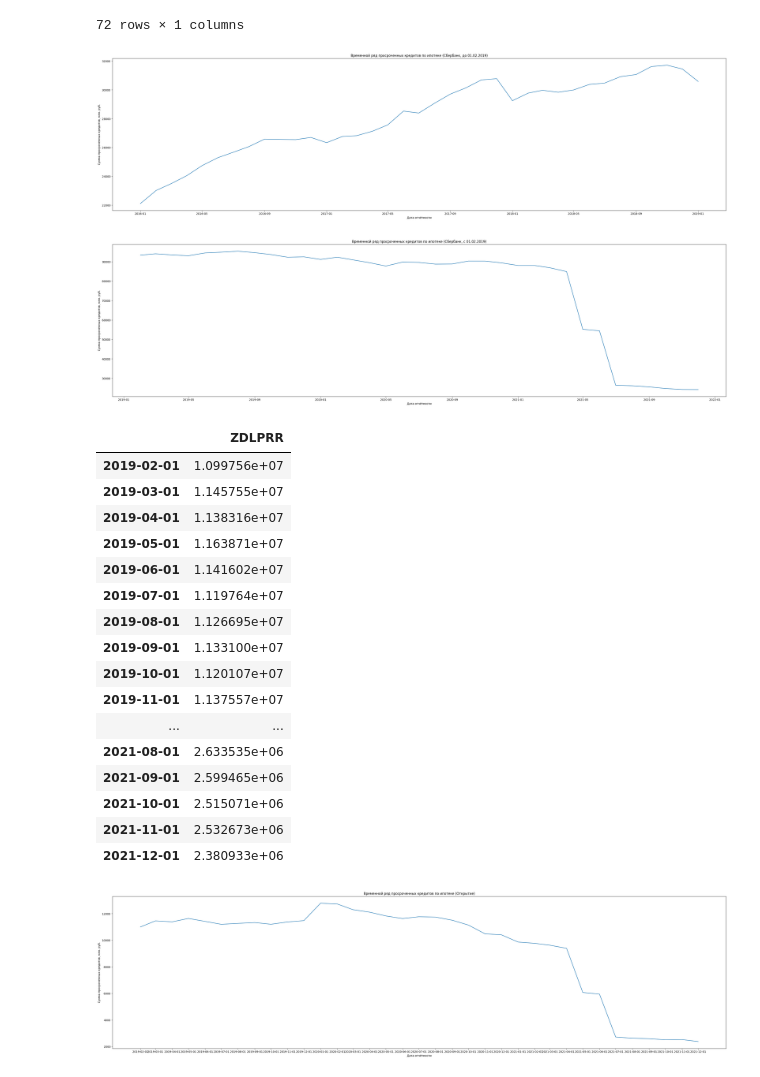
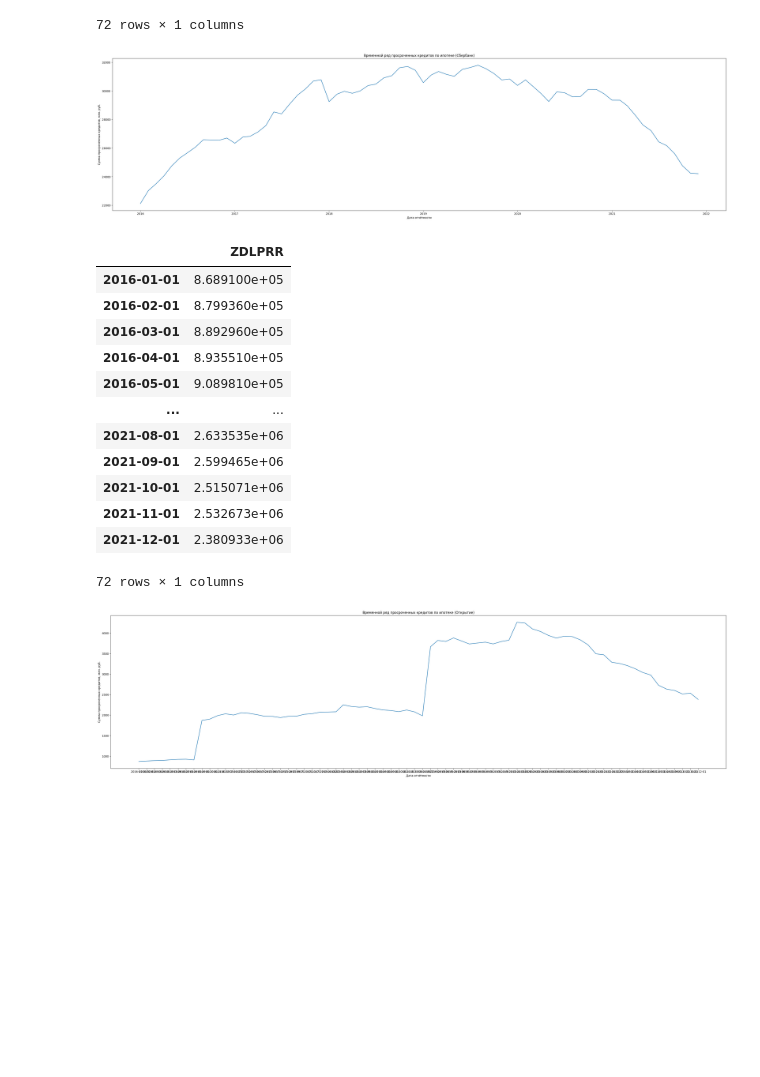
Before and after one commit to JarlPenguin/anomaly_analysis_2025, a Jupyter notebook: analysis.ipynb, the cells around one changed output. Cells and saved outputs as stored; diff of their text form; code cells hidden in the pictures; blank space fills up the shorter version.

Commit message:
Reimport 2019-2021 data and adjust code
* Drop converter and detector scripts
* Files were converted using Excel

Signed-off-by: Jarl-Penguin <jarlpenguin@outlook.com>

```diff
--- a/analysis.ipynb
+++ b/analysis.ipynb
@@ -4,8 +4,7 @@ import numpy as np
 import matplotlib.pyplot as plt
 # %%
 df = pd.read_csv("data/PI_316201901.csv", low_memory=False)
-df = df[df["REGN"] == "1481"] # Сбербанк
-df[["REGN", "OKATO", "PREDR_K", "PREDR_O", "PREDV_K", "PREDV_O", "SVSK_R", "SVSK_V", "SVS_R", "SVS_V", "DKREDR_K", "DKREDV_K", "ZDLR", "ZDLV", "ZDLPRR", "ZDLPRV", "SSKRR", "SSKRV", "SPSR", "SPSV"]] = df[["REGN", "OKATO", "PREDR_K", "PREDR_O", "PREDV_K", "PREDV_O", "SVSK_R", "SVSK_V", "SVS_R", "SVS_V", "DKREDR_K", "DKREDV_K", "ZDLR", "ZDLV", "ZDLPRR", "ZDLPRV", "SSKRR", "SSKRV", "SPSR", "SPSV"]].apply(pd.to_numeric, errors="coerce")
+df = df[df["REGN"] == 1481] # Сбербанк
 # %%
 # Check for null values
 df.drop('TIP', axis=1).isnull().groupby(df["TIP"]).sum()
@@ -86,9 +85,7 @@ def get_ZDLPRR(regn: int, remote=True) -> pd.DataFrame:
             else:
                 url = "data/PI_316" + year_file + month_file + ".csv"
             df_data = pd.read_csv(url, low_memory=False, dtype={"TIP": object})
-            df_data["REGN"] = pd.to_numeric(df_data["REGN"], errors="coerce")
             df_data = df_data[df_data["REGN"] == regn] # Сбербанк
-            df_data["ZDLPRR"] = pd.to_numeric(df_data["ZDLPRR"])
             overdue_sum = df_data[df_data["TIP"] == tip]["ZDLPRR"].sum()
             date = str(year) + str(month) + "01"
             df.at[date, "ZDLPRR"] = overdue_sum
@@ -114,45 +111,33 @@ sberbank_ZDLPRR
 # %%
 sberbank_ZDLPRR_fig = sberbank_ZDLPRR.copy()
 sberbank_ZDLPRR_fig["ZDLPRR"] /= 1000
 plt.figure(figsize=(40, 10))
-plt.plot(sberbank_ZDLPRR_fig[sberbank_ZDLPRR_fig.index <= "20190101"])
+plt.plot(sberbank_ZDLPRR_fig)
 #plt.xticks(sberbank_ZDLPRR_fig[sberbank_ZDLPRR_fig.index <= "20190101"].index)
 plt.xlabel("Дата отчётности")
 plt.ylabel("Сумма просроченных кредитов, млн. руб.")
-plt.title("Временной ряд просроченных кредитов по ипотеке (Сбербанк, до 01.02.2019)")
+plt.title("Временной ряд просроченных кредитов по ипотеке (Сбербанк)")
 plt.show()
-plt.figure(figsize=(40, 10))
-plt.plot(sberbank_ZDLPRR_fig[sberbank_ZDLPRR_fig.index > "20190101"])
-#plt.xticks(sberbank_ZDLPRR_fig[sberbank_ZDLPRR_fig.index > "20190101"].index)
-plt.xlabel("Дата отчётности")
-plt.ylabel("Сумма просроченных кредитов, млн. руб.")
-plt.title("Временной ряд просроченных кредитов по ипотеке (Сбербанк, с 01.02.2019)")
-plt.show()
 # %% [output]
-[figure, old version]
+[figure, new version]
-[figure, removed]
 # %%
 #otkrytiye_ZDLPRR = get_ZDLPRR(2209) # Открытие
 otkrytiye_ZDLPRR = get_ZDLPRR(2209, False) # Открытие
 otkrytiye_ZDLPRR
 # %% [output]
 |  | ZDLPRR |
-| 2019-02-01 | 1.099756e+07 |
-| 2019-03-01 | 1.145755e+07 |
-| 2019-04-01 | 1.138316e+07 |
-| 2019-05-01 | 1.163871e+07 |
-| 2019-06-01 | 1.141602e+07 |
-| 2019-07-01 | 1.119764e+07 |
-| 2019-08-01 | 1.126695e+07 |
-| 2019-09-01 | 1.133100e+07 |
-| 2019-10-01 | 1.120107e+07 |
-| 2019-11-01 | 1.137557e+07 |
+| 2016-01-01 | 8.689100e+05 |
+| 2016-02-01 | 8.799360e+05 |
+| 2016-03-01 | 8.892960e+05 |
+| 2016-04-01 | 8.935510e+05 |
+| 2016-05-01 | 9.089810e+05 |
 | ... | ... |
 | 2021-08-01 | 2.633535e+06 |
 | 2021-09-01 | 2.599465e+06 |
 | 2021-10-01 | 2.515071e+06 |
 | 2021-11-01 | 2.532673e+06 |
 | 2021-12-01 | 2.380933e+06 |
+72 rows × 1 columns
 # %%
 otkrytiye_ZDLPRR_fig = otkrytiye_ZDLPRR.copy()
 otkrytiye_ZDLPRR_fig["ZDLPRR"] /= 1000
@@ -164,7 +149,7 @@ plt.ylabel("Сумма просроченных кредитов, млн. руб
 plt.title("Временной ряд просроченных кредитов по ипотеке (Открытие)")
 plt.show()
 # %% [output]
-[figure, old version]
+[figure, new version]
 # %%
 #mkb_ZDLPRR = get_ZDLPRR(1978) # МКБ
 mkb_ZDLPRR = get_ZDLPRR(1978, False) # МКБ
```
Also changed, not shown: parts of 9 cells of this notebook, 37 other files.
